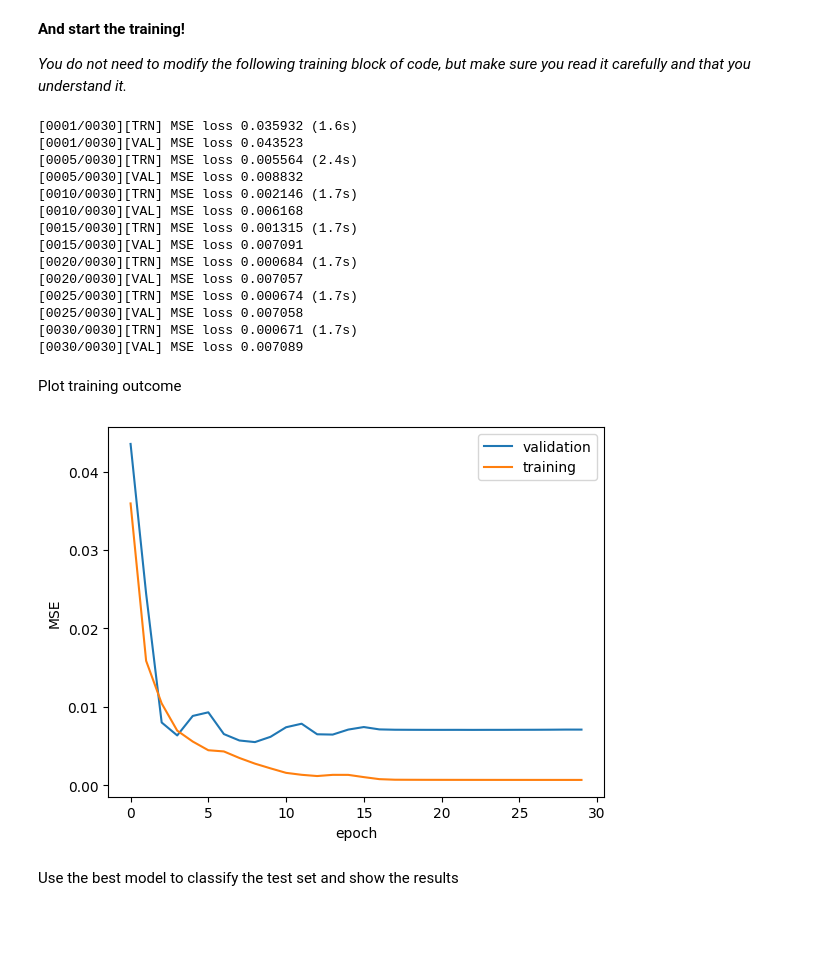
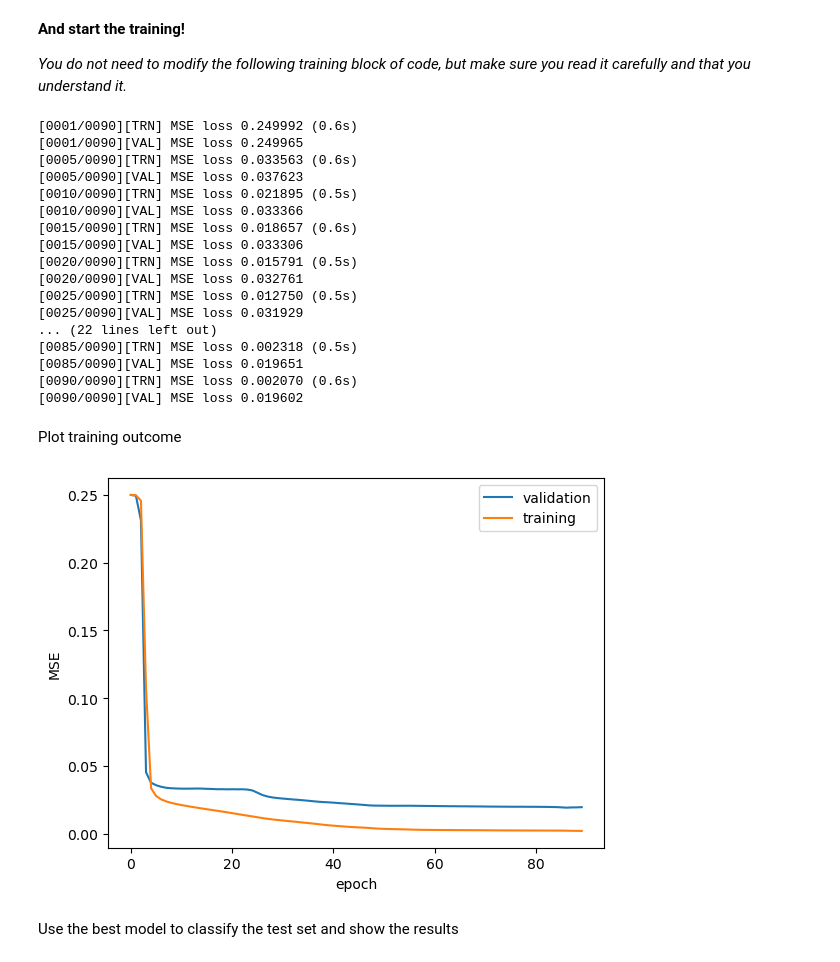
Before and after one commit to andreistirbu27/Pattern-Recognition-ML-CTU-Prague, a Jupyter notebook: assignment_cnn/cnn.ipynb, the cells around one changed output. Drawn from its saved outputs; the diff is of its cells as text; code cells hidden in the pictures; blank space fills up the shorter version.

```diff
--- a/assignment_cnn/cnn.ipynb
+++ b/assignment_cnn/cnn.ipynb
@@ -320,13 +320,18 @@ Make sure to experiment with the hyper-parameter settings (e.g.: Slow training?
   - Experiment with the batch size and watch how it influences the training.
   - Feel free to implement also other layers and non-linearities.
 # %%
-raise NotImplementedError("Experiment with the model architecture.")
-model = [Linear(D, 5), ReLU(), Linear(5, 1), Sigmoid()]
+model = [
+    Linear(D, 64),
+    ReLU(),
+    Linear(64, 32),
+    ReLU(),
+    Linear(32, 1),
+    Sigmoid()
+]
 trn_head = SE()
 
-raise NotImplementedError("You have to set hyperparameters yourself.")
-learning_rate = None
-batch_size = None
+learning_rate = 0.1
+batch_size = 64
 N_epochs = 90
 validation_set_fraction = 0.5
 # %% [markdown]
@@ -403,26 +408,29 @@ for epoch in range(N_epochs):
         print('Early exit')
         break
 # %% [output]
-[0001/0030][TRN] MSE loss 0.035932 (1.6s)
-[0001/0030][VAL] MSE loss 0.043523
-[0005/0030][TRN] MSE loss 0.005564 (2.4s)
-[0005/0030][VAL] MSE loss 0.008832
-[0010/0030][TRN] MSE loss 0.002146 (1.7s)
-[0010/0030][VAL] MSE loss 0.006168
-[0015/0030][TRN] MSE loss 0.001315 (1.7s)
-[0015/0030][VAL] MSE loss 0.007091
-[0020/0030][TRN] MSE loss 0.000684 (1.7s)
-[0020/0030][VAL] MSE loss 0.007057
-[0025/0030][TRN] MSE loss 0.000674 (1.7s)
-[0025/0030][VAL] MSE loss 0.007058
-[0030/0030][TRN] MSE loss 0.000671 (1.7s)
-[0030/0030][VAL] MSE loss 0.007089
+[0001/0090][TRN] MSE loss 0.249992 (0.6s)
+[0001/0090][VAL] MSE loss 0.249965
+[0005/0090][TRN] MSE loss 0.033563 (0.6s)
+[0005/0090][VAL] MSE loss 0.037623
+[0010/0090][TRN] MSE loss 0.021895 (0.5s)
+[0010/0090][VAL] MSE loss 0.033366
+[0015/0090][TRN] MSE loss 0.018657 (0.6s)
+[0015/0090][VAL] MSE loss 0.033306
+[0020/0090][TRN] MSE loss 0.015791 (0.5s)
+[0020/0090][VAL] MSE loss 0.032761
+[0025/0090][TRN] MSE loss 0.012750 (0.5s)
+[0025/0090][VAL] MSE loss 0.031929
+... (22 lines left out)
+[0085/0090][TRN] MSE loss 0.002318 (0.5s)
+[0085/0090][VAL] MSE loss 0.019651
+[0090/0090][TRN] MSE loss 0.002070 (0.6s)
+[0090/0090][VAL] MSE loss 0.019602
 # %% [markdown]
 Plot training outcome
 # %%
-visualize_data([val_losses, trn_losses], legend=['validation', 'training'], xlabel='epoch', ylabel='MSE', save_filepath='numpy_nn_training.png')
+visualize_data([val_losses, trn_losses], legend=['validation', 'training'], xlabel='epoch', ylabel='MSE', save_filepath='Graphs & Plots/numpy_nn_training.png')
 # %% [output]
-[figure, old version]
+[figure, new version]
 # %% [markdown]
 Use the best model to classify the test set and show the results
 # %%
```
Also changed, not shown: parts of 10 cells of this notebook.
